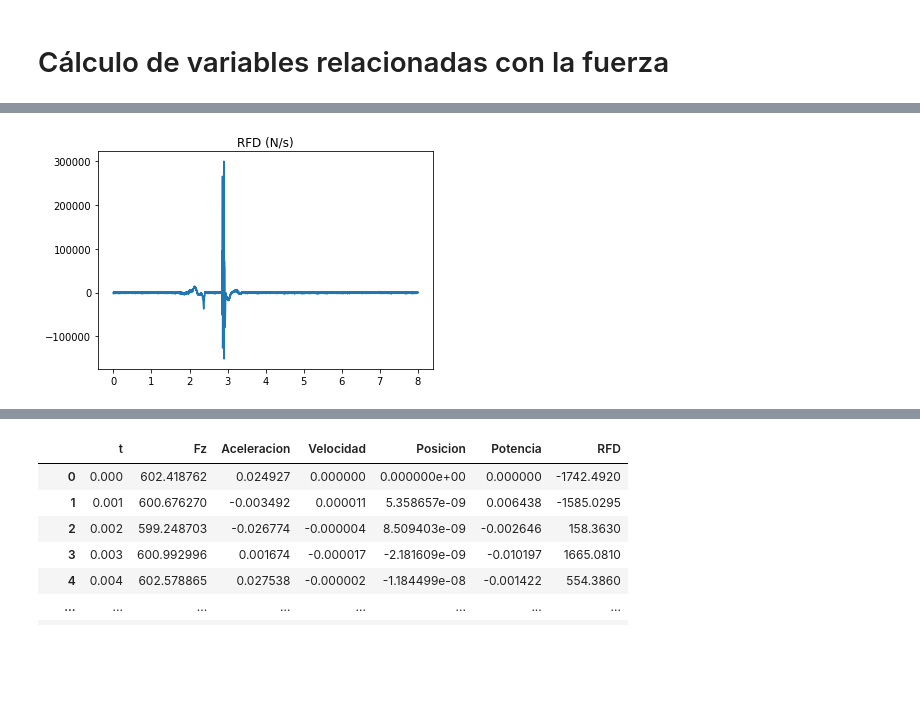
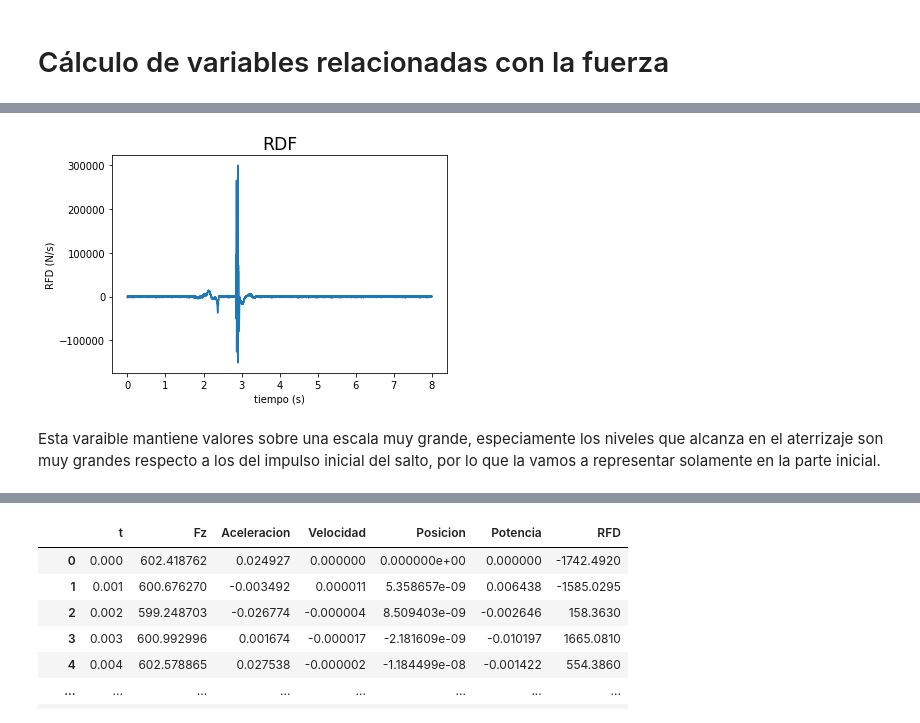
Before and after one commit to joselvira/BiomecanicaPython, a Jupyter notebook: Notebooks/Analisis_salto_vertical_Fuerzas.ipynb, the cells around one changed output, grey strips where cells are left out. Saved outputs shown, nothing was run; the diff lists cells and outputs as text; code cells hidden in the pictures; blank space fills up the shorter version.

```diff
--- a/Notebooks/Analisis_salto_vertical_Fuerzas.ipynb
+++ b/Notebooks/Analisis_salto_vertical_Fuerzas.ipynb
@@ -28,10 +33,10 @@ El encabezado con la descripción de los datos empieza en la fila número 17 (la
 
 En la siguiente celda se utiliza la librería Pandas para cargar el archivo. Fíjate que se indica la fila del encabezado (header=17) y que se salte la fila 18 (skiprows=[18]), que solamente incluye las unidades. Finalmente, el separador que utilizan estos archivos es el tabulador, que se representa con el símbolo \t.
 # %%
-nomArchSalto = 'https://raw.githubusercontent.com/joselvira/BiomecanicaPython/master/Datos/PlatFuerzas/Saltos/BiowareSaltos-5.txt' #archivo con el registro de las fuerzas en un salto.
+nom_arch_salto = 'https://raw.githubusercontent.com/joselvira/BiomecanicaPython/master/Datos/PlatFuerzas/Saltos/BiowareSaltos-5.txt' #archivo con el registro de las fuerzas en un salto.
 separador= '\t'
 
-dfDatos = pd.read_csv(nomArchSalto, header=17, skiprows=[18], sep=separador) #con values lo pasa directamente a array de numpy
+dfDatos = pd.read_csv(nom_arch_salto, header=17, skiprows=[18], sep=separador) #con values lo pasa directamente a array de numpy
 dfDatos
 # %% [output]
 |  | abs time (s) | Fx | Fy | Fz |
@@ -334,13 +552,13 @@ $RFD= \frac{F}{dt}$
 # %%
 #RFD, es la derivada de la fuerza respecto al tiempo
-RFD = np.zeros(len(Fz),np.float)
-RFD[1:-1] = (Fz[2:] - Fz[:-2]) / (t[2:] - t[:-2])
-# Después calcula el primero y el último
-RFD[0] = (Fz[1] - Fz[0]) / (t[1] - t[0])
-RFD[-1] = (Fz[-1] - Fz[-2]) / (t[-1] - t[-2])
+RFD = np.gradient(Fz)/(1/frec)
 
 plt.plot(t, RFD)
-plt.title('RFD (N/s)')
+plt.xlabel('tiempo (s)')
+plt.ylabel('RFD (N/s)')
+plt.title('RDF', fontsize='xx-large')
 plt.show()
 # %% [output]
-[figure, old version]
+[figure, new version]
+# %% [markdown]
+Esta varaible mantiene valores sobre una escala muy grande, especiamente los niveles que alcanza en el aterrizaje son muy grandes respecto a los del impulso inicial del salto, por lo que la vamos a representar solamente en la parte inicial.
```
Also changed, not shown: parts of 86 cells of this notebook.
